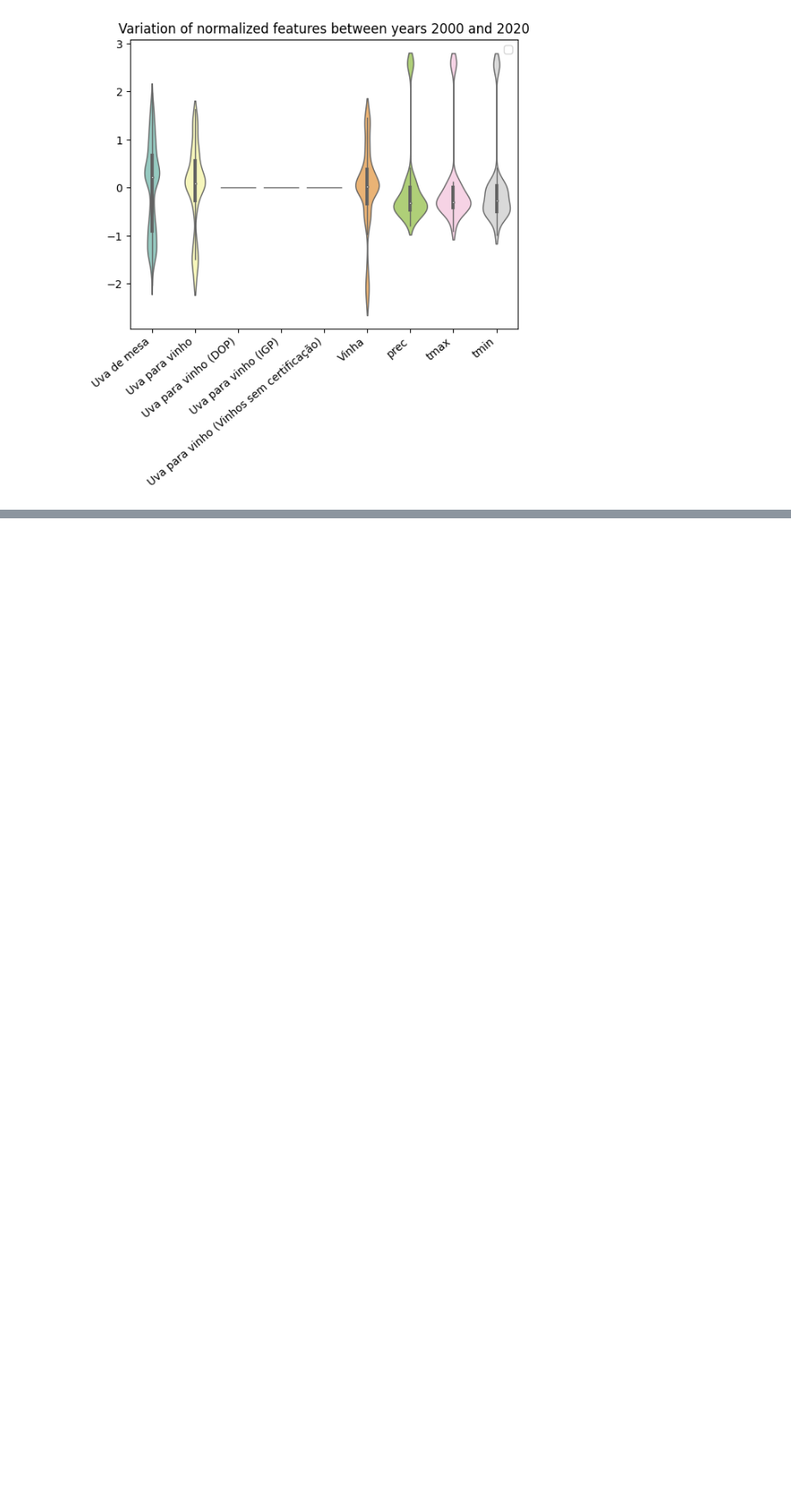
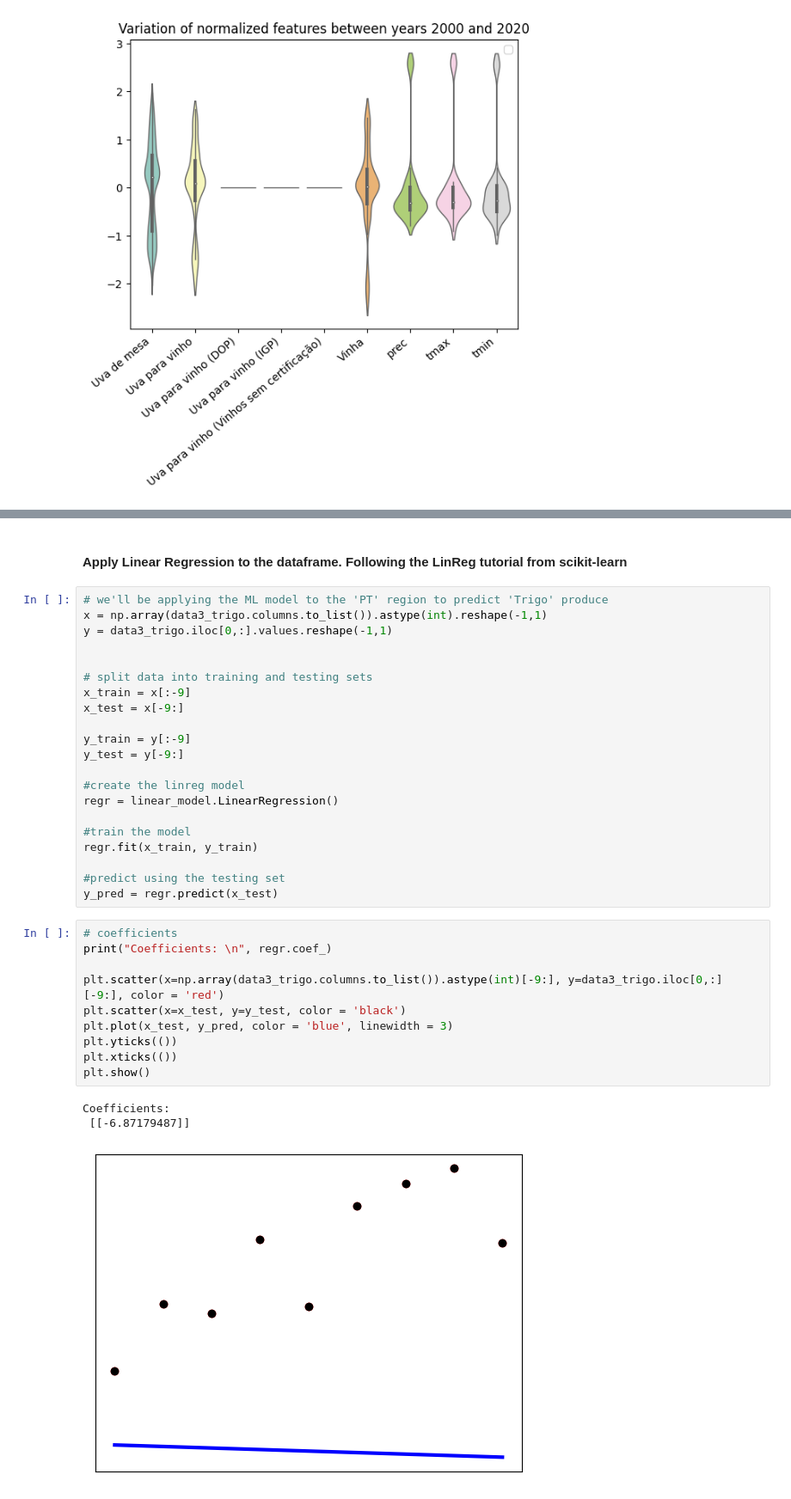
Before and after one commit to FMarques8/FCD-Project-1-2, a Jupyter notebook: INE_data_treatment.ipynb, the cells around one changed output, grey strips where cells are left out. Shown at 86% size. Drawn from its saved outputs; the diff is of its cells as text; blank space fills up the shorter version.

Commit message:
added linreg model

```diff
--- a/INE_data_treatment.ipynb
+++ b/INE_data_treatment.ipynb
@@ -964,0 +1014,37 @@ No artists with labels found to put in legend.  Note that artists whose label st
+# %% [markdown]
+#### Apply Linear Regression to the dataframe. Following the LinReg tutorial from scikit-learn
+# %%
+# we'll be applying the ML model to the 'PT' region to predict 'Trigo' produce
+x = np.array(data3_trigo.columns.to_list()).astype(int).reshape(-1,1)
+y = data3_trigo.iloc[0,:].values.reshape(-1,1)
+
+
+# split data into training and testing sets
+x_train = x[:-9]
+x_test = x[-9:]
+
+y_train = y[:-9]
+y_test = y[-9:]
+
+#create the linreg model
+regr = linear_model.LinearRegression()
+
+#train the model
+regr.fit(x_train, y_train)
+
+#predict using the testing set
+y_pred = regr.predict(x_test)
+# %%
+# coefficients
+print("Coefficients: \n", regr.coef_)
+
+plt.scatter(x=np.array(data3_trigo.columns.to_list()).astype(int)[-9:], y=data3_trigo.iloc[0,:][-9:], color = 'red')
+plt.scatter(x=x_test, y=y_test, color = 'black')
+plt.plot(x_test, y_pred, color = 'blue', linewidth = 3)
+plt.yticks(())
+plt.xticks(())
+plt.show()
+# %% [output]
+Coefficients:
+ [[-6.87179487]]
+[figure, added]
```
Also changed, not shown: parts of 7 cells of this notebook.
